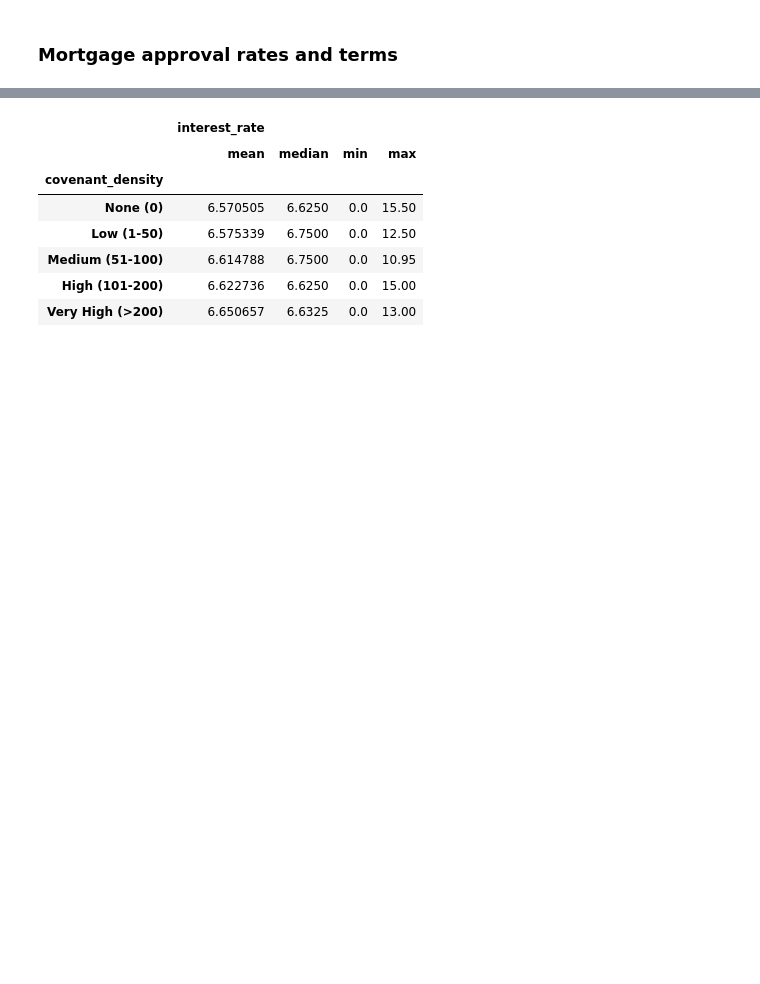
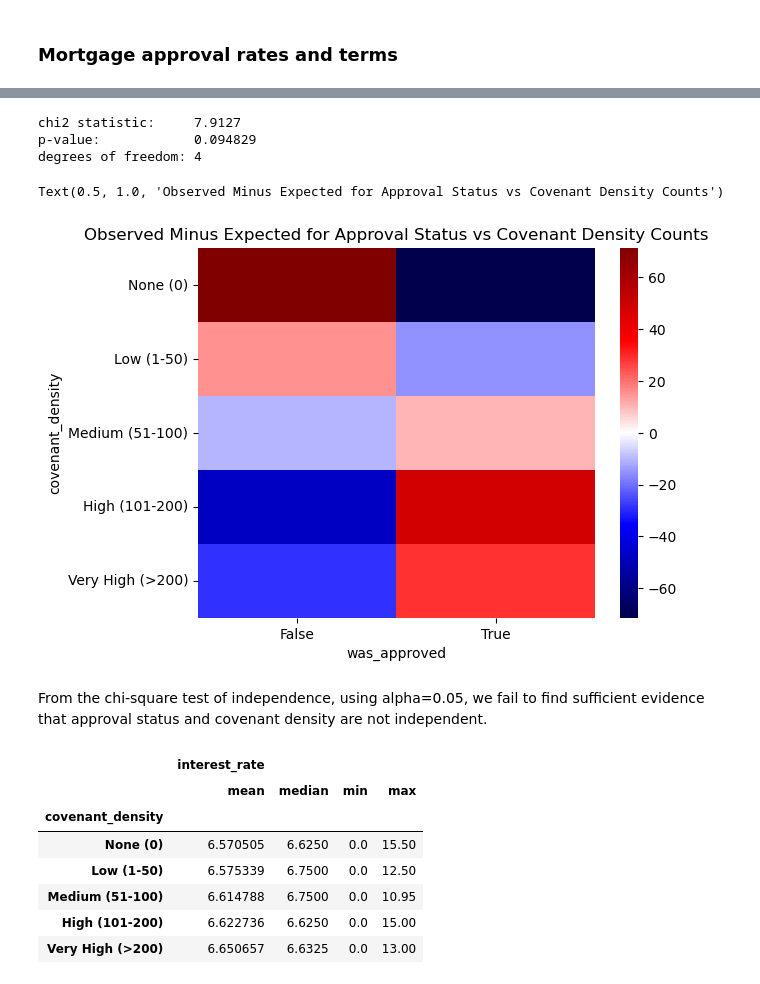
Before and after one commit to abbyawesome/DATA6550_HousingDiscrimination, a Jupyter notebook: Code/Roberts/housing_investigation.ipynb, the cells around one changed output, grey strips where cells are left out. Saved outputs shown, nothing was run; the diff lists cells and outputs as text; code cells hidden in the pictures; blank space fills up the shorter version.

```diff
--- a/Code/Roberts/housing_investigation.ipynb
+++ b/Code/Roberts/housing_investigation.ipynb
@@ -168,0 +281,6 @@ df_approval_rate
+# %%
+df_chi = df.groupby(['covenant_density', 'was_approved'], observed=True, as_index=False)['activity_year'].count()
+df_chi.rename(columns={'activity_year': 'count'}, inplace=True)
+df_chi = df_chi.pivot(index='covenant_density', columns='was_approved').fillna(0)
+df_chi = df_chi['count']
+df_chi
@@ -169,3 +295,24 @@ df_approval_rate
+# %%
+chi_array = df_chi.to_numpy()
+
+chi2, p, dof, expected = chi2_contingency(chi_array)
+df_expected = pd.DataFrame(expected, columns=df_chi.columns, index=df_chi.index)
+
+print(f"chi2 statistic:     {chi2:.5g}")
+print(f"p-value:            {p:.5g}")
+print(f"degrees of freedom: {dof}")
+# %% [output]
+chi2 statistic:     7.9127
+p-value:            0.094829
+degrees of freedom: 4
+# %%
+sns.heatmap(df_chi-df_expected, cmap='seismic')
+plt.title('Observed Minus Expected for Approval Status vs Covenant Density Counts')
+# %% [output]
+Text(0.5, 1.0, 'Observed Minus Expected for Approval Status vs Covenant Density Counts')
+[figure, added]
+# %% [markdown]
+From the chi-square test of independence, using alpha=0.05, we fail to find sufficient evidence that approval status and covenant density are not independent.
 # %%
 df.groupby('covenant_density', observed=True).agg({'interest_rate': ['mean', 'median', 'min', 'max']})
 # %% [output]
```
Also changed, not shown: parts of 25 cells of this notebook.
